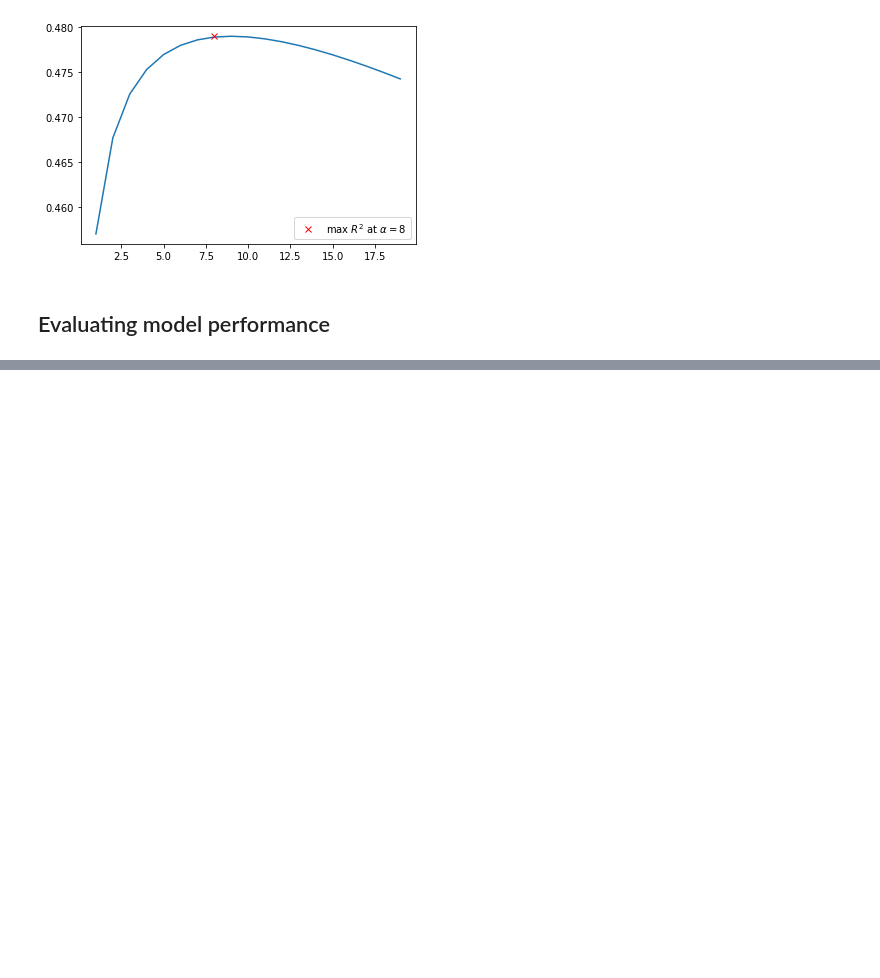
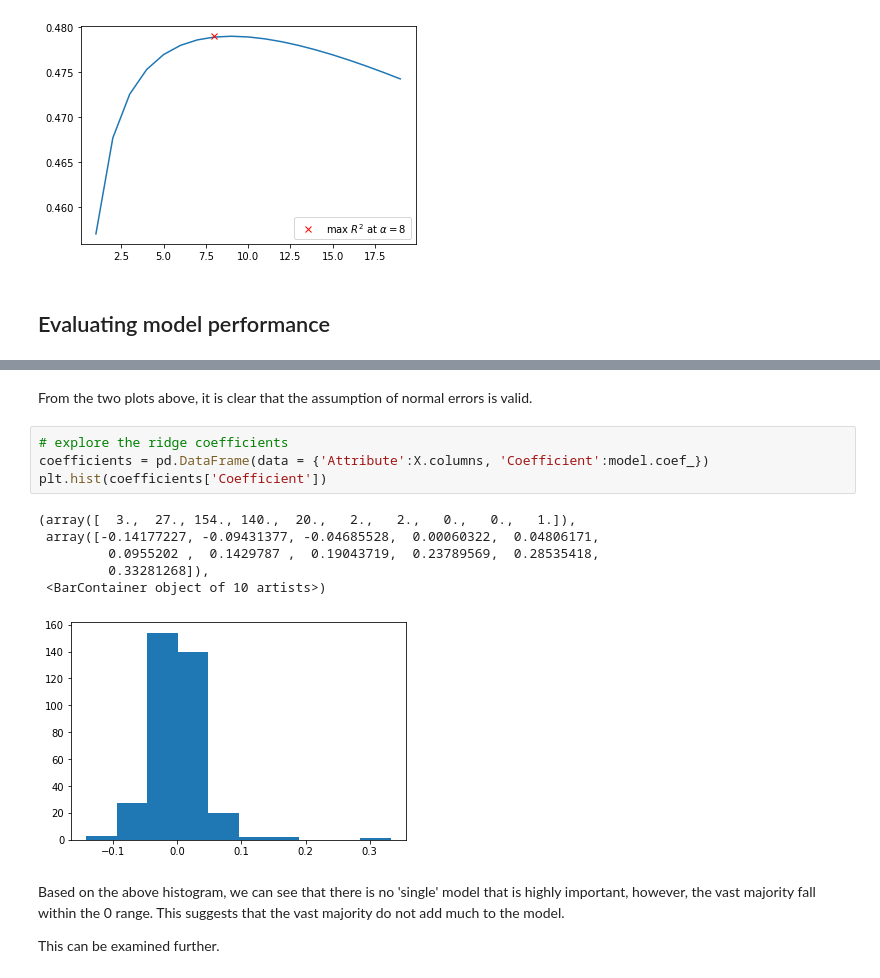
Before and after one commit to namiyousef/ICDSS_Challenges2020, a Jupyter notebook: real-estate/real-estate.ipynb, the cells around one changed output, grey strips where cells are left out. Drawn from its saved outputs; the diff is of its cells as text; blank space fills up the shorter version.

```diff
--- a/real-estate/real-estate.ipynb
+++ b/real-estate/real-estate.ipynb
@@ -379,0 +417,17 @@ plt.legend(l2,['max $R^2$ at $\\alpha = 8$'])
+# %% [markdown]
+From the two plots above, it is clear that the assumption of normal errors is valid.
+# %%
+# explore the ridge coefficients
+coefficients = pd.DataFrame(data = {'Attribute':X.columns, 'Coefficient':model.coef_})
+plt.hist(coefficients['Coefficient'])
+# %% [output]
+(array([  3.,  27., 154., 140.,  20.,   2.,   2.,   0.,   0.,   1.]),
+ array([-0.14177227, -0.09431377, -0.04685528,  0.00060322,  0.04806171,
+         0.0955202 ,  0.1429787 ,  0.19043719,  0.23789569,  0.28535418,
+         0.33281268]),
+ <BarContainer object of 10 artists>)
+[figure, added]
+# %% [markdown]
+Based on the above histogram, we can see that there is no 'single' model that is highly important, however, the vast majority fall within the 0 range. This suggests that the vast majority do not add much to the model.
+
+This can be examined further.
```
Also changed, not shown: parts of 11 cells of this notebook.
